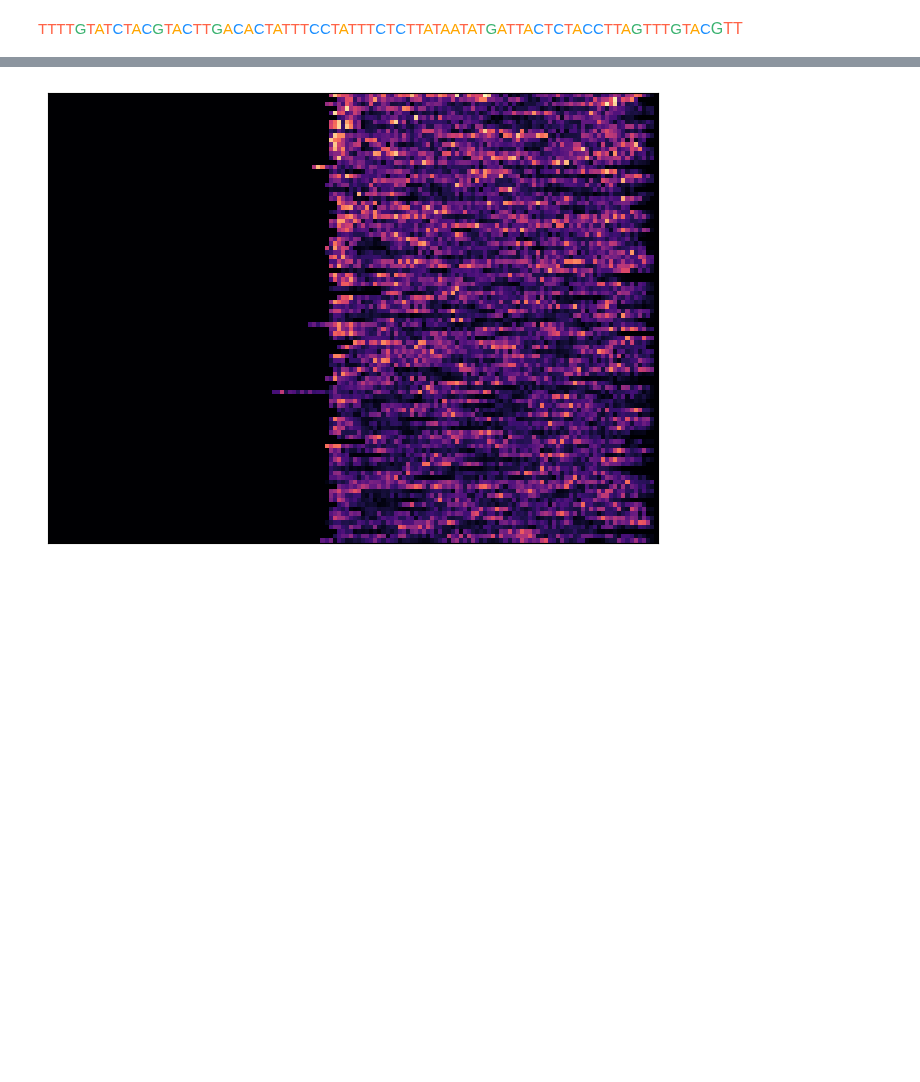
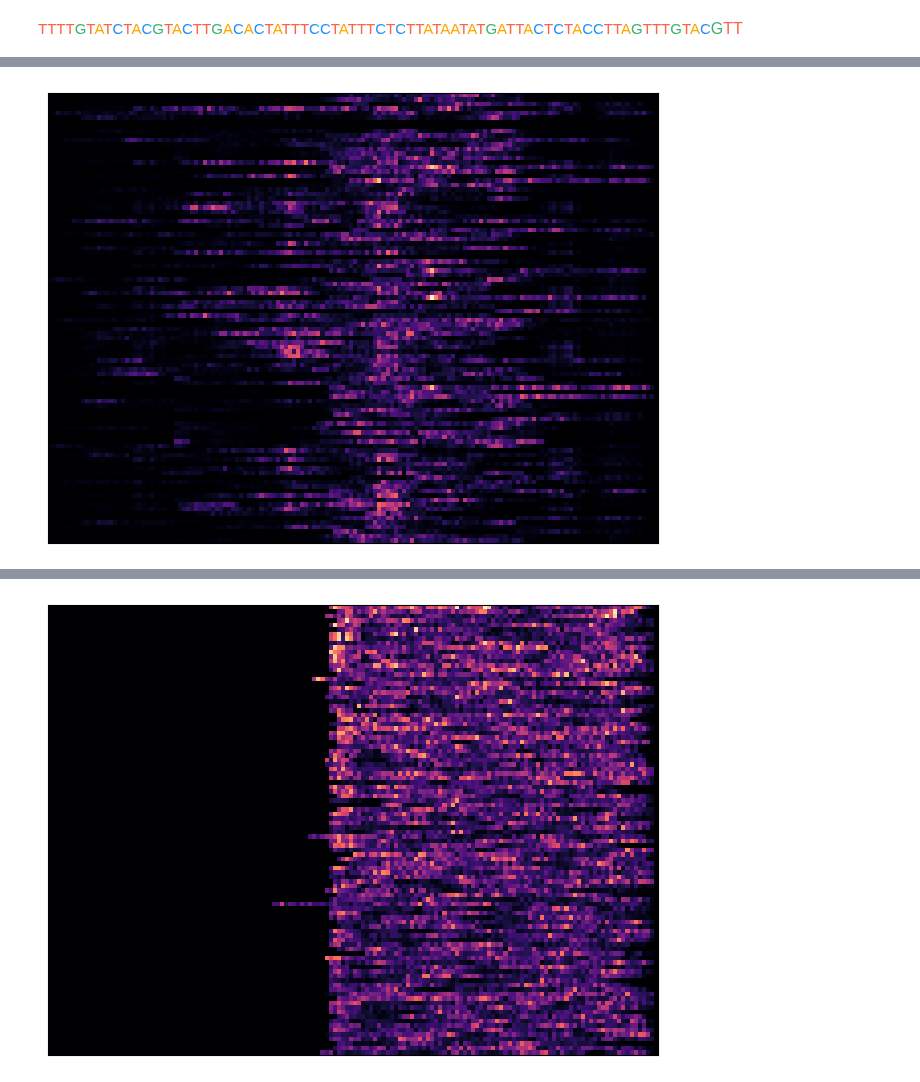
Before and after one commit to Rhys-sg/e.-coli-promoter-prediction, a Jupyter notebook: saliency.ipynb, the cells around one changed output, grey strips where cells are left out. Saved outputs shown, nothing was run; the diff lists cells and outputs as text; code cells hidden in the pictures; blank space fills up the shorter version.

```diff
--- a/saliency.ipynb
+++ b/saliency.ipynb
@@ -16,3 +20,13 @@ saliency_module.plot_saliency_map_grid(i_start=100, i_end=200, relative=True, sc
+# %%
+# Grid-based saliency map for random LaFleur sequences
+import pandas as pd
+
+data = pd.read_csv('Data/LaFleur_supp.csv')
+data = data[data['File Name'] == 'La Fleur et al']
+data = data[data['Normalized Observed log(TX/Txref)'] < 0.5]
+saliency_module.plot_saliency_map_grid(data=data, num_samples=100, random_state=None, sort_by_prediction=False, relative=True, scaler=5, model_filename='Models/model.keras')
+# %% [output]
+[figure, added]
 # %%
 # Grid-based saliency maps for testing data by file
 
```
Also changed, not shown: parts of 6 cells of this notebook, 2 other files.
